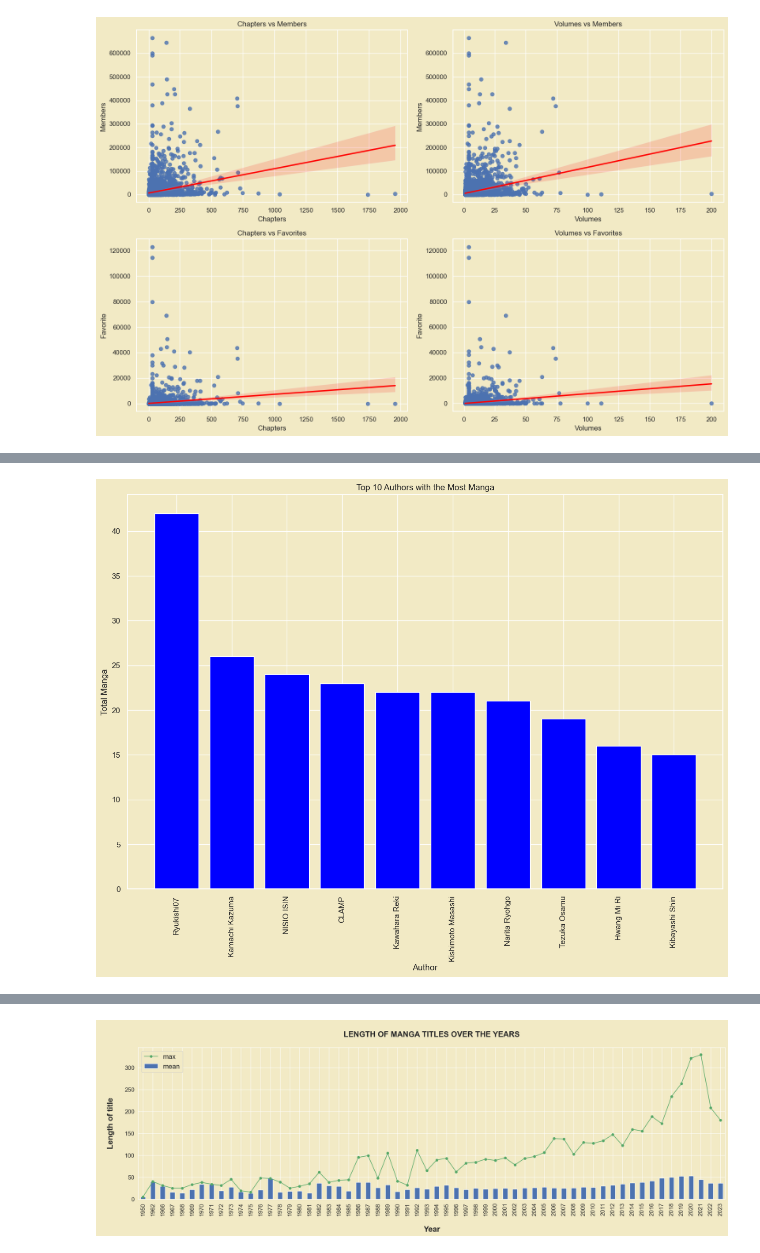
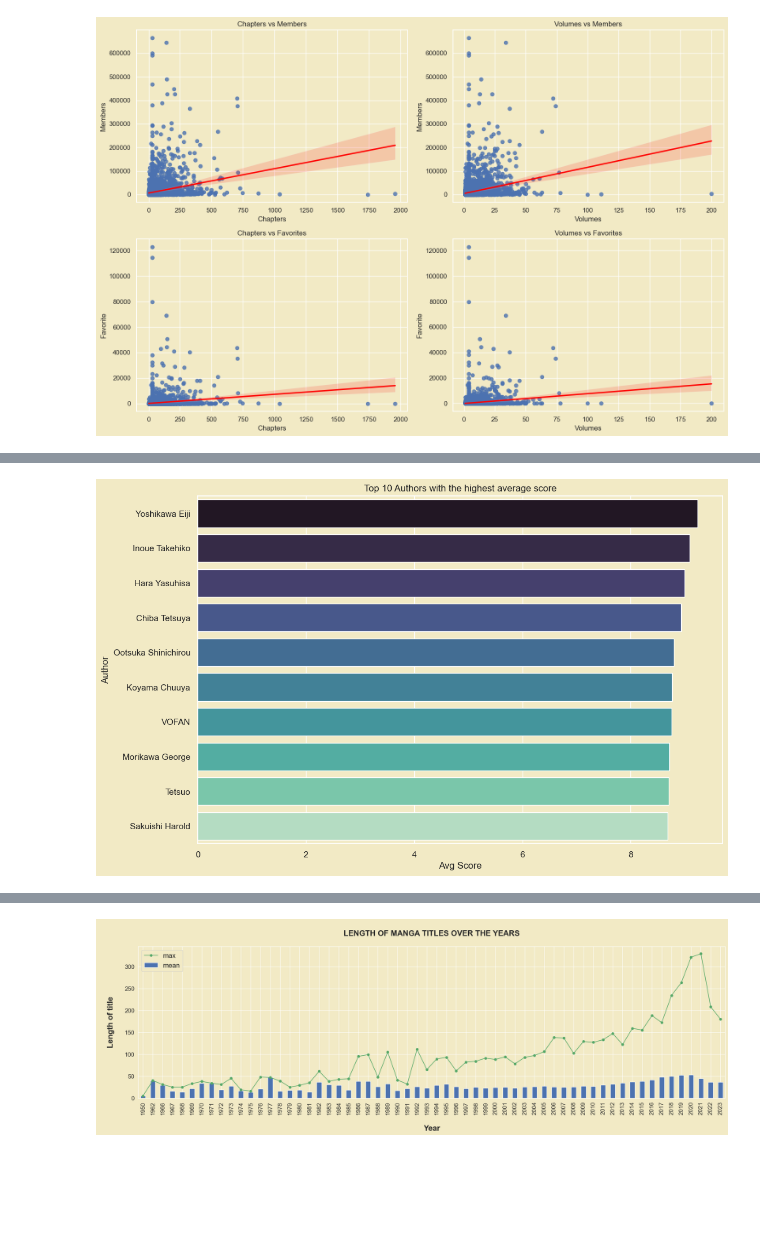
Before and after one commit to duongtruongbinh/IntroDS_FinalProject, a Jupyter notebook: src/Asking_Questions_and_Analyzing.ipynb, the cells around one changed output, grey strips where cells are left out. Drawn from its saved outputs; the diff is of its cells as text; code cells hidden in the pictures; blank space fills up the shorter version.

```diff
--- a/src/Asking_Questions_and_Analyzing.ipynb
+++ b/src/Asking_Questions_and_Analyzing.ipynb
@@ -218,30 +797,26 @@ plt.show()
 # %%
 df_copy = manga_df.copy()
 df_copy['Author'] = df_copy['Author'].apply(literal_eval)
 
 # Explode the 'Author' lists to create separate rows for each author
 df_exploded = df_copy.explode('Author')
 
 # Group by author to calculate the total manga count and average score
 author_df = df_exploded.groupby('Author').agg({'Title': 'count', 'Score': 'mean'}).reset_index()
 
 # Rename the columns for consistency
 author_df.columns = ['Author', 'Total Manga', 'Average Score']
 
-# Sort the DataFrame by 'Total Manga' in descending order
-author_df = author_df.sort_values(by='Total Manga', ascending=False)
+# Sort the DataFrame by 'Average Score' in descending order
+author_df = author_df.sort_values(by='Average Score', ascending=False)
 
-# Display the top results
-author_df.head()
-
-#plotting the top 10 authors with the most manga
+#plotting the top 10 authors with the highest average score
 top_10_authors = author_df.head(10)
-plt.figure(figsize=(15, 10))
-plt.bar(top_10_authors['Author'], top_10_authors['Total Manga'], color='blue')
-plt.title('Top 10 Authors with the Most Manga')
-plt.xlabel('Author')
-plt.ylabel('Total Manga')
-plt.xticks(rotation=90)
+plt.figure(figsize=(12, 8))
+sns.barplot(data=top_10_authors, x='Average Score', y='Author', palette="mako")
+plt.title('Top 10 Authors with the highest average score')
+plt.xlabel('Avg Score')
+plt.ylabel('Author')
 plt.show()
 # %% [output]
-[figure, old version]
+[figure, new version]
```
Also changed, not shown: parts of 58 cells of this notebook, 2 other files.
